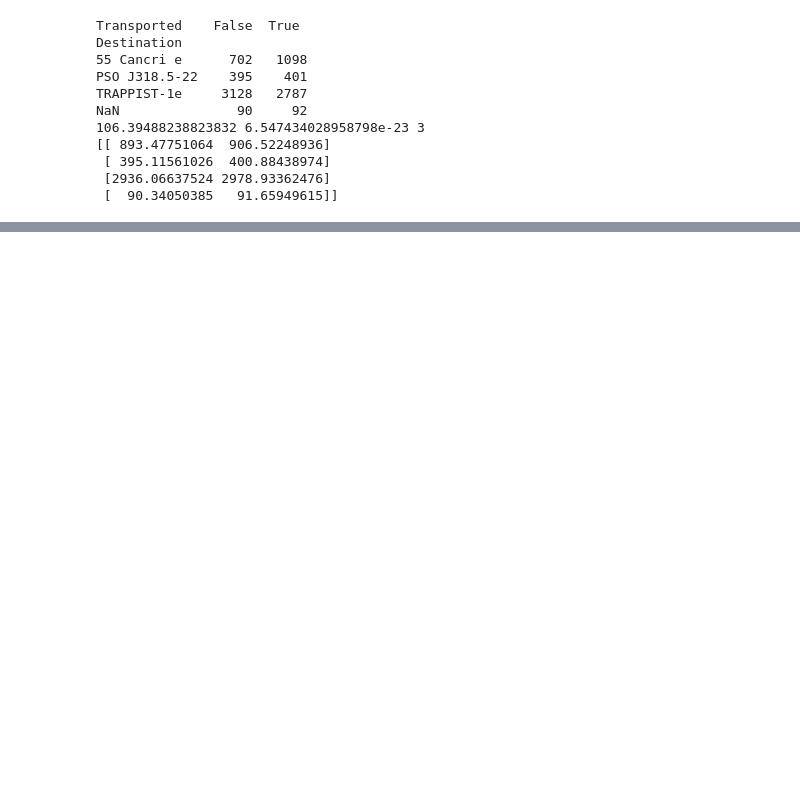
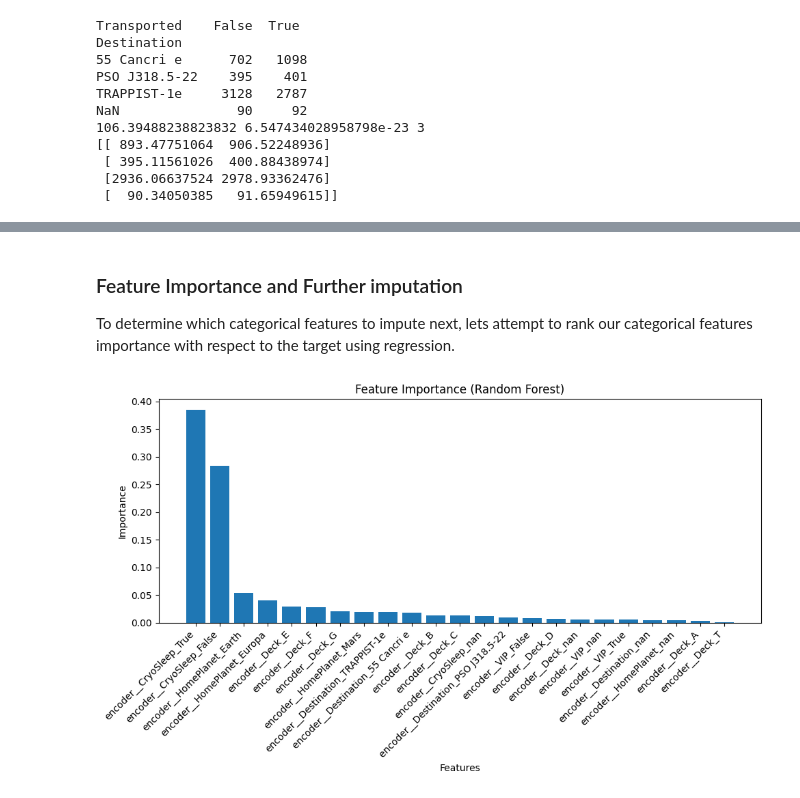
Before and after one commit to lucriver/kaggle-challenges, a Jupyter notebook: spaceship-titanic/work.ipynb, the cells around one changed output, grey strips where cells are left out. Drawn from its saved outputs; the diff is of its cells as text; code cells hidden in the pictures; blank space fills up the shorter version.

Commit message:
Further progress

```diff
--- a/spaceship-titanic/work.ipynb
+++ b/spaceship-titanic/work.ipynb
@@ -352,0 +284,43 @@ SyntaxError: invalid syntax (1639211862.py, line 1)
+# %% [markdown]
+### Feature Importance and Further imputation
+To determine which categorical features to impute next, lets attempt to rank our categorical features importance with respect to the target using regression.
+# %%
+# Assuming your data is in a DataFrame called 'df'
+categorical_features = ['HomePlanet', 'Destination', 'VIP', 'CryoSleep', 'Deck']  # Replace with your categorical feature names
+target_feature = 'Transported'  # Replace with the name of your target variable
+
+# Separate the features and target
+X = df[categorical_features]
+y = df[target_feature]
+
+# Perform one-hot encoding on the categorical features
+ct = ColumnTransformer([
+    ('encoder', OneHotEncoder(), categorical_features)],
+     remainder='passthrough')
+X_encoded = ct.fit_transform(X)
+
+# Train a Random Forest classifier
+rf_classifier = RandomForestClassifier(n_estimators=100, random_state=42)
+rf_classifier.fit(X_encoded, y)
+
+# Get the feature importance scores
+feature_importance = rf_classifier.feature_importances_
+
+# Create a DataFrame with feature names and their importance scores
+feature_names = ct.get_feature_names_out()
+importance_df = pd.DataFrame({'Feature': feature_names, 'Importance': feature_importance})
+
+# Sort the features by importance in descending order
+importance_df = importance_df.sort_values('Importance', ascending=False)
+
+# Plot the feature importance
+plt.figure(figsize=(10, 6))
+plt.bar(importance_df['Feature'], importance_df['Importance'])
+plt.xlabel('Features')
+plt.ylabel('Importance')
+plt.title('Feature Importance (Random Forest)')
+plt.xticks(rotation=45, ha='right')
+plt.tight_layout()
+plt.show()
+# %% [output]
+[figure, added]
```
Also changed, not shown: parts of 37 cells of this notebook, 2 other files.
